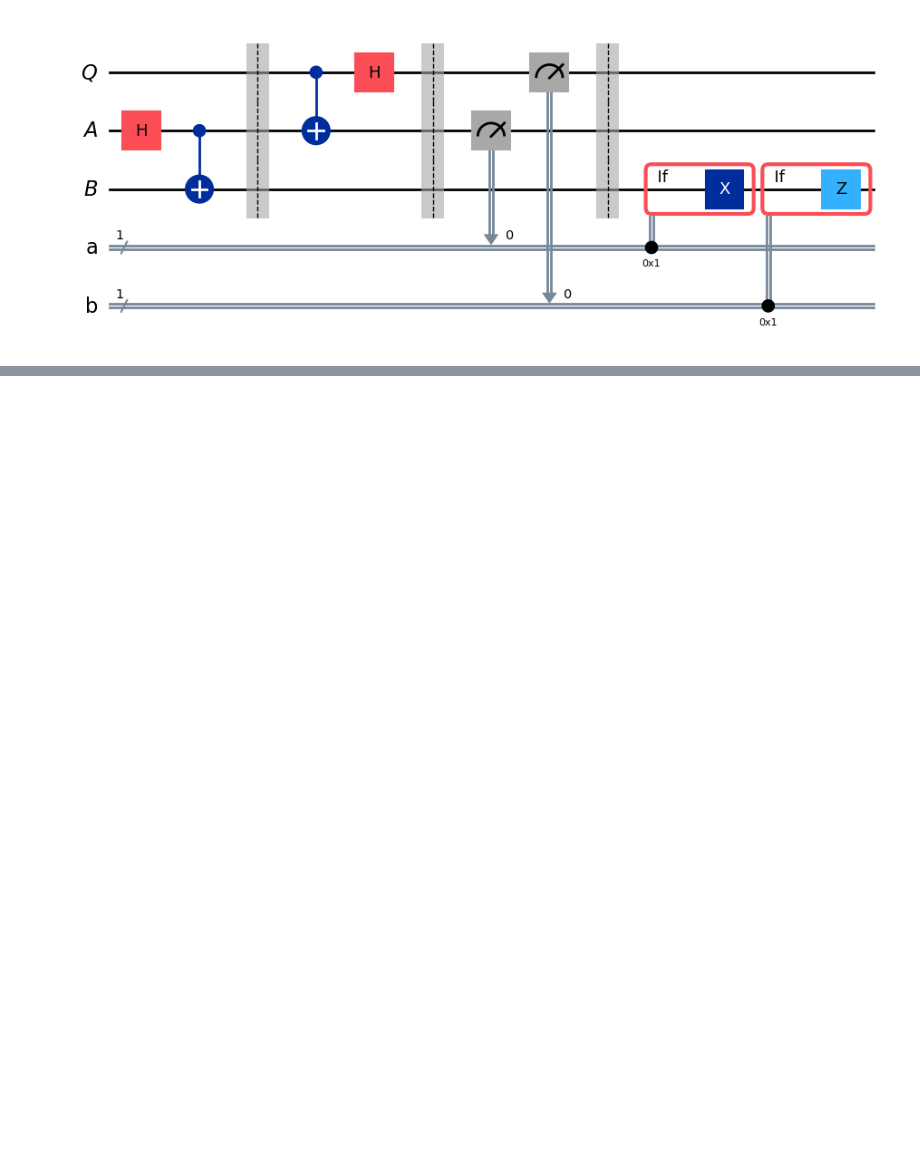
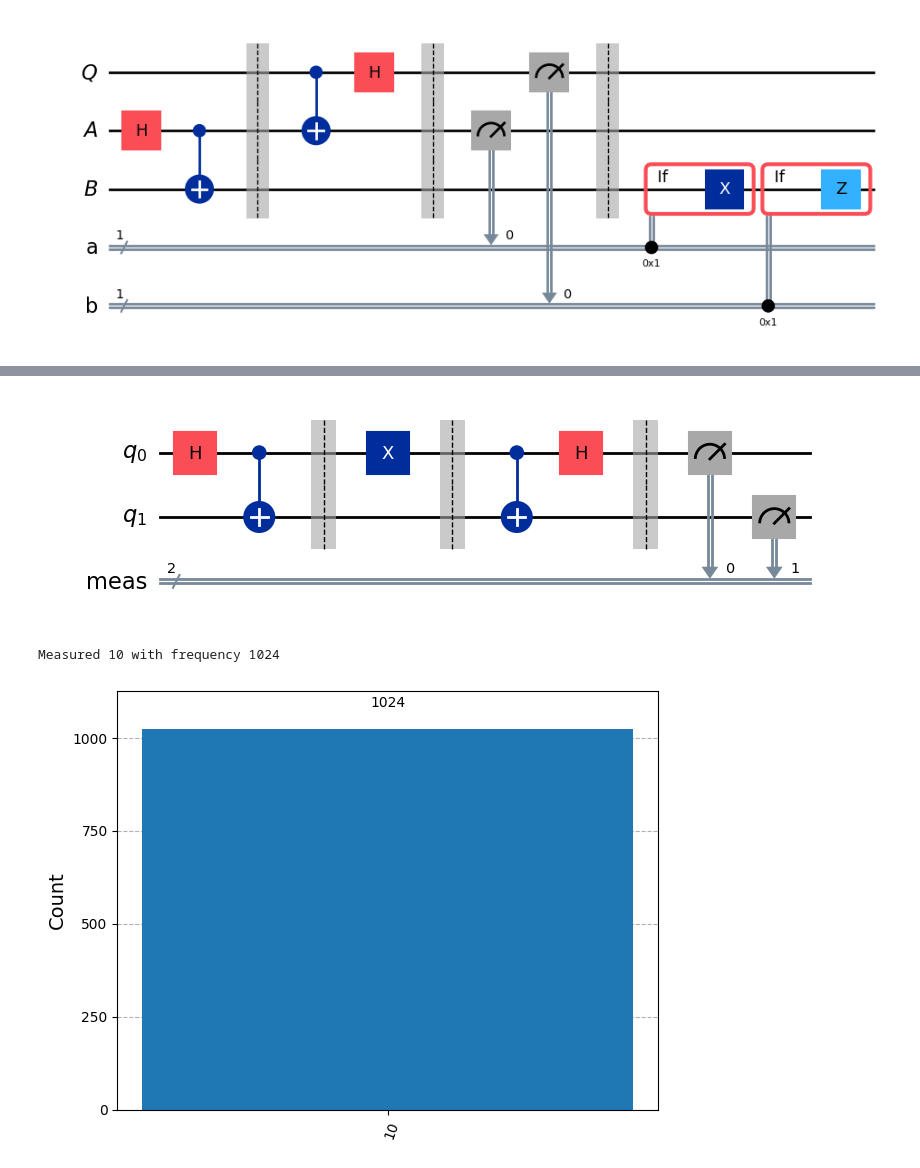
Before and after one commit to Seolwon64/QUANTUM_LABORATORY, a Jupyter notebook: IBM_QISKIT_LESSONS/IBM_QISKIT_LESSON_3.ipynb, the cells around one changed output, grey strips where cells are left out. Drawn from its saved outputs; the diff is of its cells as text; code cells hidden in the pictures; blank space fills up the shorter version.

```diff
--- a/IBM_QISKIT_LESSONS/IBM_QISKIT_LESSON_3.ipynb
+++ b/IBM_QISKIT_LESSONS/IBM_QISKIT_LESSON_3.ipynb
@@ -91 +91,38 @@ $$
 [figure]
+# %%
+#Superdense Coding Protocol
+c = "1"
+d = "0"
+
+protocol = QuantumCircuit(2)
+
+# Prepare ebit used for superdense coding
+protocol.h(0) # Hadamard gate
+protocol.cx(0, 1) # CNOT gate / control = 0, target = 1
+protocol.barrier()
+
+# Alice's operations
+if d == "1":
+    protocol.z(0)
+if c == "1":
+    protocol.x(0)
+protocol.barrier()
+
+# Bob's actions
+protocol.cx(0, 1)
+protocol.h(0)
+protocol.measure_all()
+
+display(protocol.draw(output="mpl"))
+
+result = AerSimulator().run(protocol).result() #Function, AerSimulator() → run(protocol) → result() : Run the circuit and get the result
+statistics = result.get_counts() # Get the counts of the measurement results / this time → [01 : 1024]
+
+for outcome, frequency in statistics.items(): #statistics.items() → [01 : 1024]
+    print(f"Measured {outcome} with frequency {frequency}")
+
+display(plot_histogram(statistics))
+# %% [output]
+[figure, added]
+Measured 10 with frequency 1024
+[figure, added]
```
Also changed, not shown: parts of 2 cells of this notebook.
